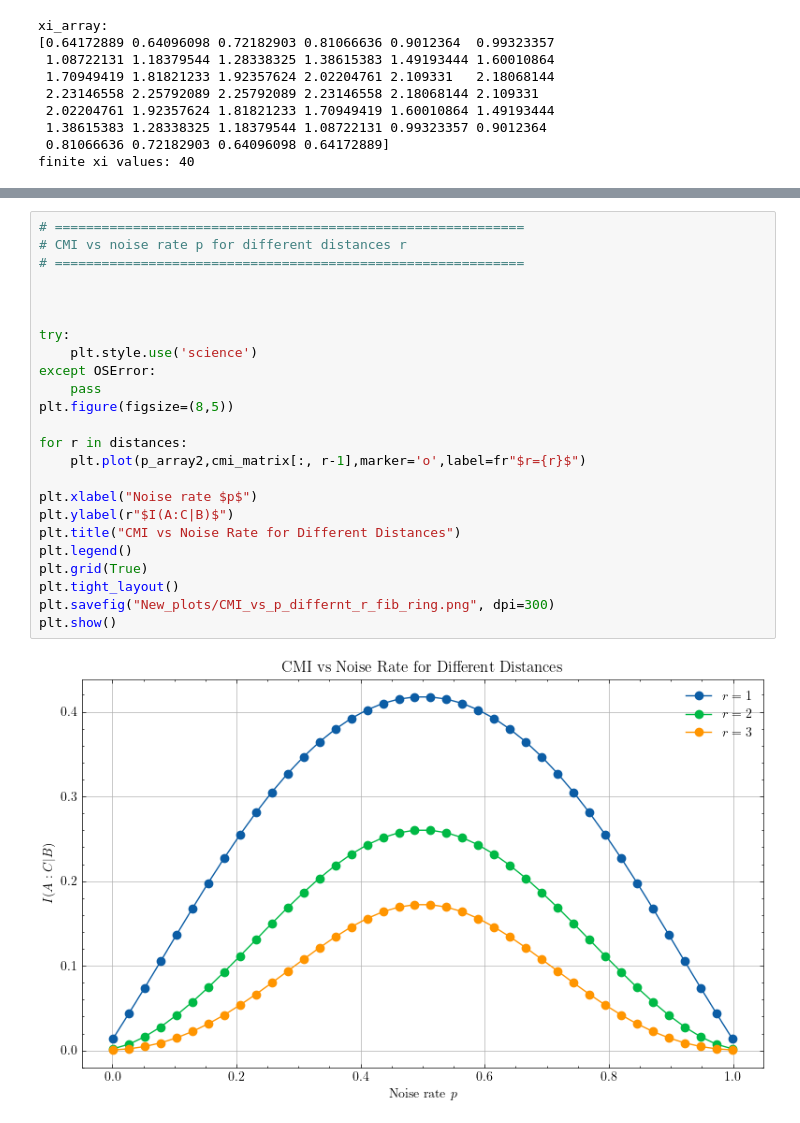
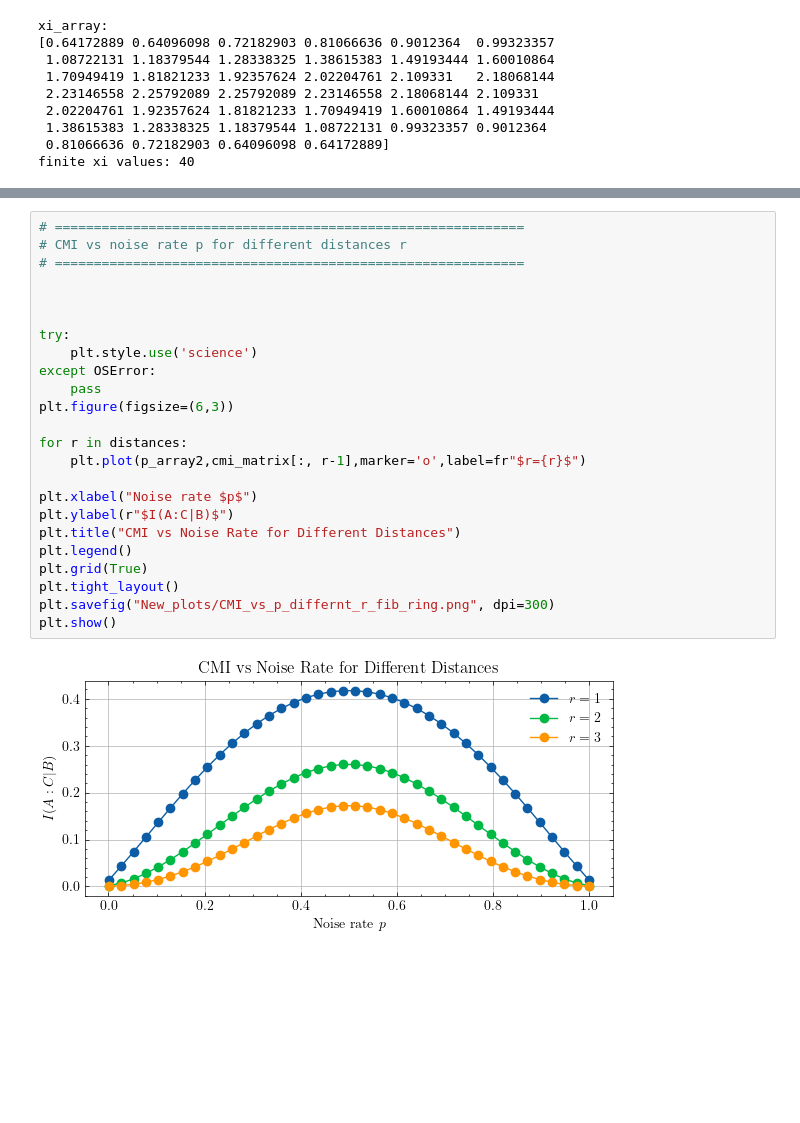
Before and after one commit to HannaKarwowska/PSI-Essay, a Jupyter notebook: New_codes/Fibonacci_ring_optimized_executed.ipynb, the cells around one changed output, grey strips where cells are left out. Cells and saved outputs as stored; diff of their text form; blank space fills up the shorter version.

```diff
--- a/New_codes/Fibonacci_ring_optimized_executed.ipynb
+++ b/New_codes/Fibonacci_ring_optimized_executed.ipynb
@@ -751,29 +751,29 @@ plt.show()
 # %%
 # ============================================================
 # CMI vs noise rate p for different distances r
 # ============================================================
 
 
 
 try:
     plt.style.use('science')
 except OSError:
     pass
-plt.figure(figsize=(8,5))
+plt.figure(figsize=(6,3))
 
 for r in distances:
     plt.plot(p_array2,cmi_matrix[:, r-1],marker='o',label=fr"$r={r}$")
 
 plt.xlabel("Noise rate $p$")
 plt.ylabel(r"$I(A:C|B)$")
 plt.title("CMI vs Noise Rate for Different Distances")
 plt.legend()
 plt.grid(True)
 plt.tight_layout()
 plt.savefig("New_plots/CMI_vs_p_differnt_r_fib_ring.png", dpi=300)
 plt.show()
 # %% [output]
-[figure, old version]
+[figure, new version]
 # %%
 # ============================================================
 # CMI vs distance r for different noise rates p
```
Also changed, not shown: parts of 2 cells of this notebook, 3 other files.
